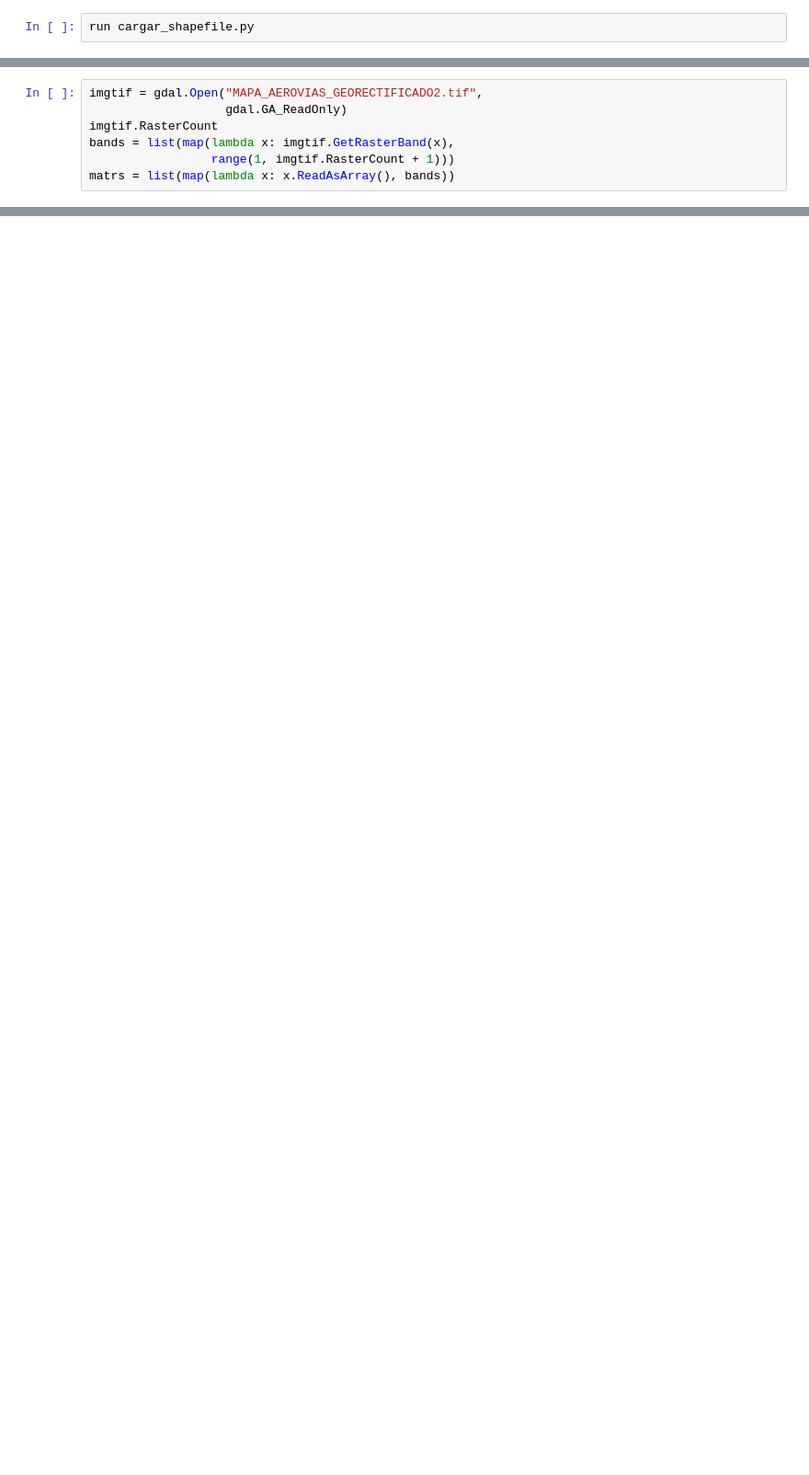
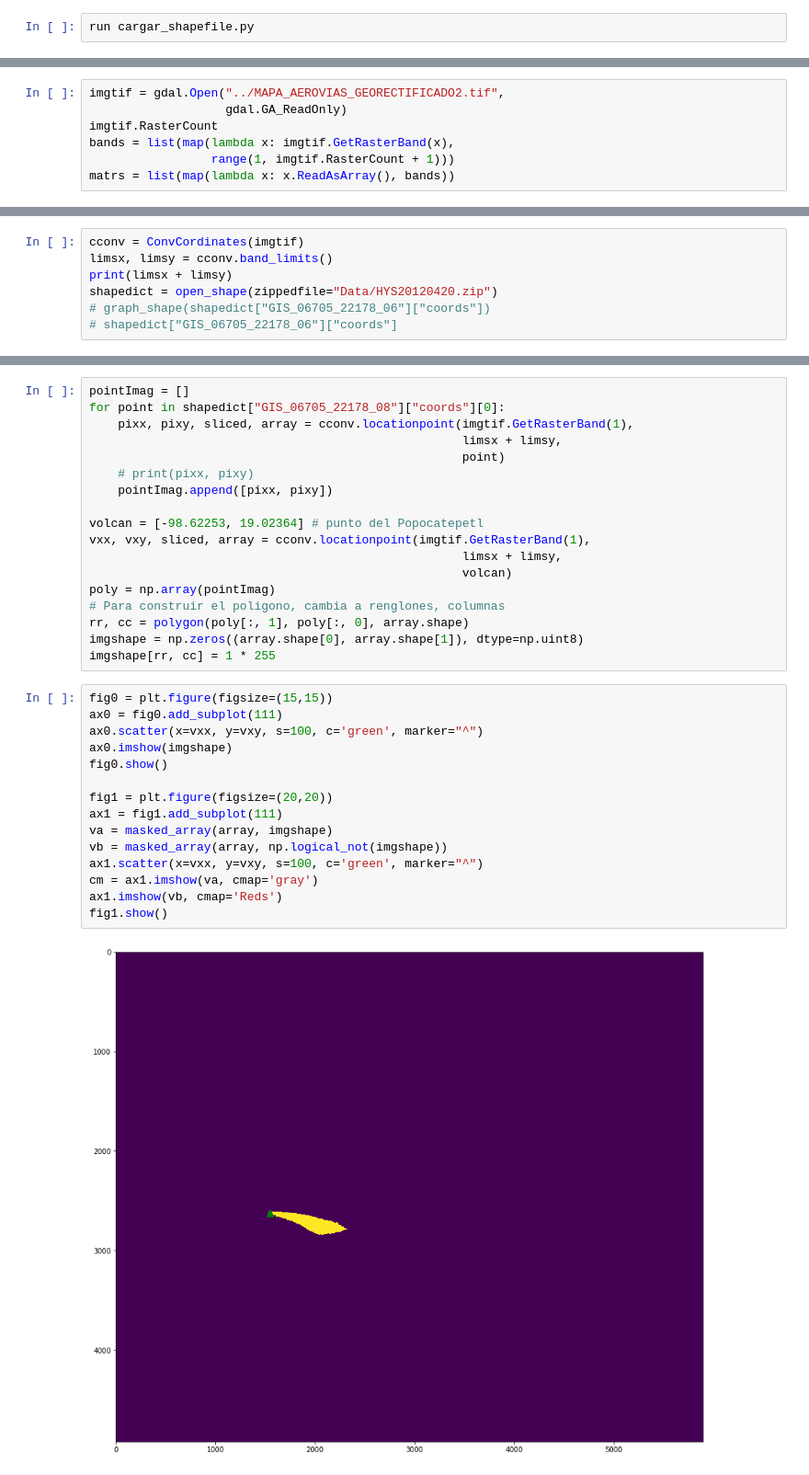
Before and after one commit to ramonapariciog/simulZona, a Jupyter notebook: Geo_shape.ipynb, the cells around one changed output, grey strips where cells are left out. Shown at 92% size. Saved outputs shown, nothing was run; the diff lists cells and outputs as text; blank space fills up the shorter version.

```diff
--- a/Geo_shape.ipynb
+++ b/Geo_shape.ipynb
@@ -19,5 +8,5 @@ def geotFromOffsets(row_offset, col_offset, geot):
 # %%
-imgtif = gdal.Open("MAPA_AEROVIAS_GEORECTIFICADO2.tif",
+imgtif = gdal.Open("../MAPA_AEROVIAS_GEORECTIFICADO2.tif",
                    gdal.GA_ReadOnly)
 imgtif.RasterCount
 bands = list(map(lambda x: imgtif.GetRasterBand(x),
@@ -74,0 +23,7 @@ geot
+# %%
+cconv = ConvCordinates(imgtif)
+limsx, limsy = cconv.band_limits()
+print(limsx + limsy)
+shapedict = open_shape(zippedfile="Data/HYS20120420.zip")
+# graph_shape(shapedict["GIS_06705_22178_06"]["coords"])
+# shapedict["GIS_06705_22178_06"]["coords"]
@@ -74,0 +32,35 @@ geot
+# %%
+pointImag = []
+for point in shapedict["GIS_06705_22178_08"]["coords"][0]:
+    pixx, pixy, sliced, array = cconv.locationpoint(imgtif.GetRasterBand(1),
+                                                    limsx + limsy,
+                                                    point)
+    # print(pixx, pixy)
+    pointImag.append([pixx, pixy])
+
+volcan = [-98.62253, 19.02364] # punto del Popocatepetl
+vxx, vxy, sliced, array = cconv.locationpoint(imgtif.GetRasterBand(1),
+                                                    limsx + limsy,
+                                                    volcan)
+poly = np.array(pointImag)
+# Para construir el poligono, cambia a renglones, columnas
+rr, cc = polygon(poly[:, 1], poly[:, 0], array.shape)
+imgshape = np.zeros((array.shape[0], array.shape[1]), dtype=np.uint8)
+imgshape[rr, cc] = 1 * 255
+# %%
+fig0 = plt.figure(figsize=(15,15))
+ax0 = fig0.add_subplot(111)
+ax0.scatter(x=vxx, y=vxy, s=100, c='green', marker="^")
+ax0.imshow(imgshape)
+fig0.show()
+
+fig1 = plt.figure(figsize=(20,20))
+ax1 = fig1.add_subplot(111)
+va = masked_array(array, imgshape)
+vb = masked_array(array, np.logical_not(imgshape))
+ax1.scatter(x=vxx, y=vxy, s=100, c='green', marker="^")
+cm = ax1.imshow(va, cmap='gray')
+ax1.imshow(vb, cmap='Reds')
+fig1.show()
+# %% [output]
+[figure, added]
```
Also changed, not shown: parts of 7 cells of this notebook, 2 other files.
